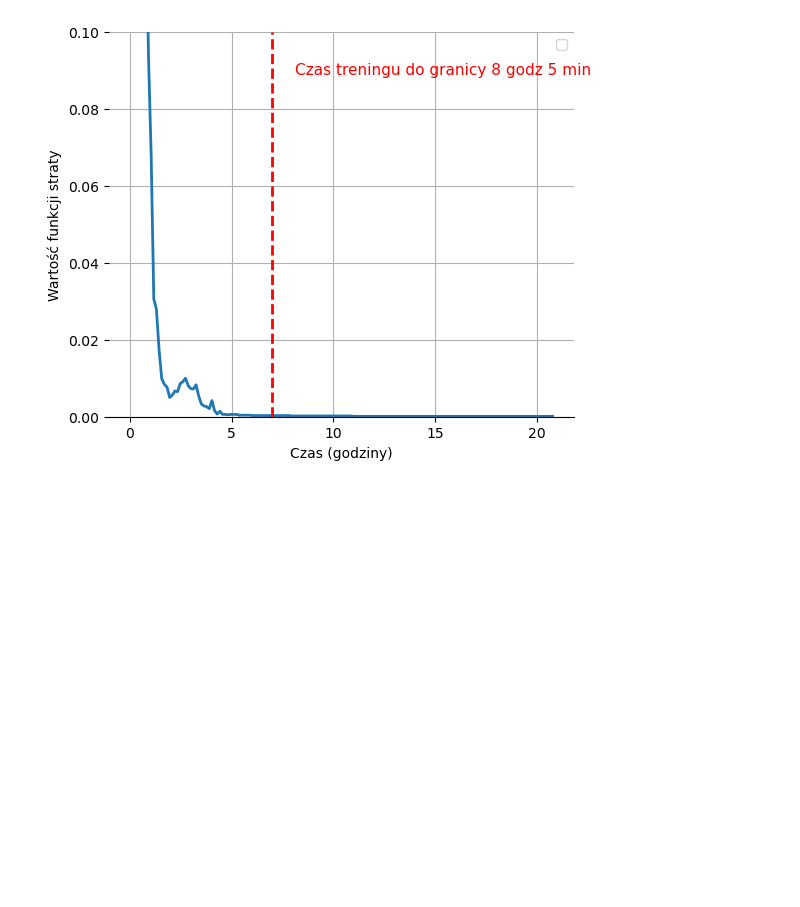
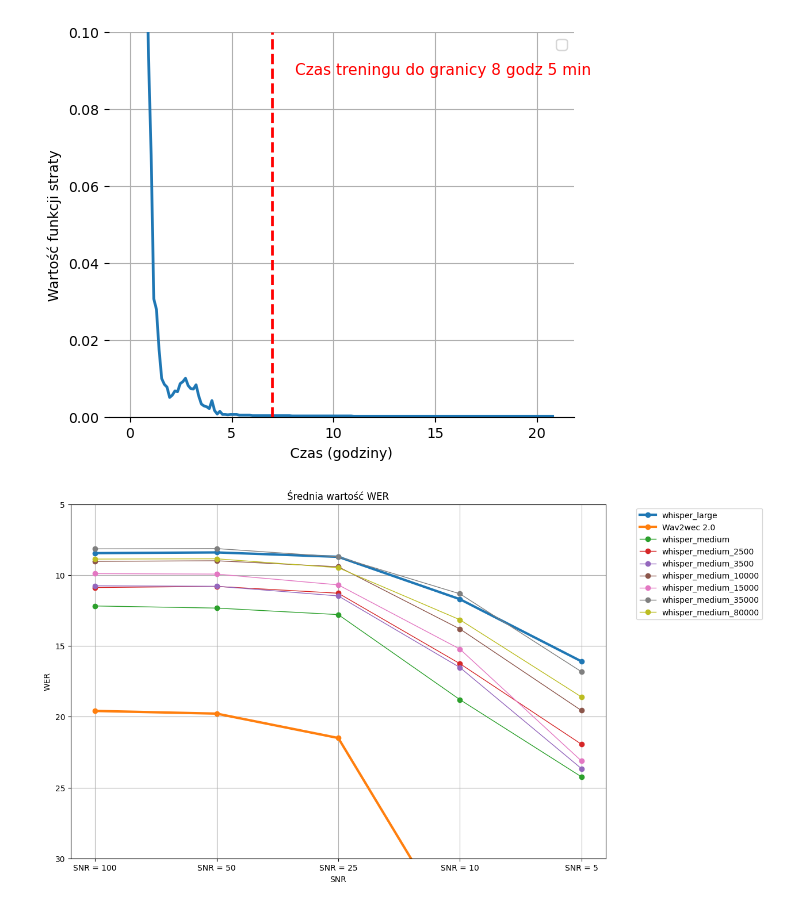
Before and after one commit to eryk0wski/ASR-SNR-Research, a Jupyter notebook: files_to_bachelor.ipynb, the cells around one changed output. Cells and saved outputs as stored; diff of their text form; code cells hidden in the pictures; blank space fills up the shorter version.

```diff
--- a/files_to_bachelor.ipynb
+++ b/files_to_bachelor.ipynb
@@ -248,3 +294,36 @@ ax.text(8.097, ax.get_ylim()[1] * 0.92, 'Czas treningu do granicy 8 godz 5 min',
 No artists with labels found to put in legend.  Note that artists whose label start with an underscore are ignored when legend() is called with no argument.
 Text(8.097, 0.09200000000000001, 'Czas treningu do granicy 8 godz 5 min')
 [figure]
+# %%
+wykres = pd.read_csv('tren_evalu.csv')
+wykres = wykres.iloc[:9, :6]
+
+# Set the first column as the index to label each row
+wykres.set_index('Unnamed: 0', inplace=True)
+
+# Transpose the DataFrame to make rows as columns and columns as rows
+df_transposed = wykres.T
+# Plotting each row as a separate line
+plt.figure(figsize=(12, 8))
+
+# Plotting each line for each column (original row)
+for row in wykres.index:
+    if row == 'whisper_large' or row == 'Wav2wec 2.0':
+        # Make the 'whisper_large' and 'Wav2wec 2.0' lines thicker
+        plt.plot(wykres.columns, wykres.loc[row], marker='o', label=row, linewidth=3)
+    else:
+        # Standard line width for other lines
+        plt.plot(wykres.columns, wykres.loc[row], marker='o', label=row, linewidth=1)
+
+plt.ylim(5, 30)
+
+plt.gca().invert_yaxis()
+# Adding title and labels
+plt.title('Średnia wartość WER')
+plt.xlabel('SNR')
+plt.ylabel('WER')
+plt.legend(bbox_to_anchor=(1.05, 1), loc='upper left')
+plt.grid(True)
+plt.show()
+# %% [output]
+[figure, added]
```
Also changed, not shown: parts of 13 cells of this notebook, 9 other files.
